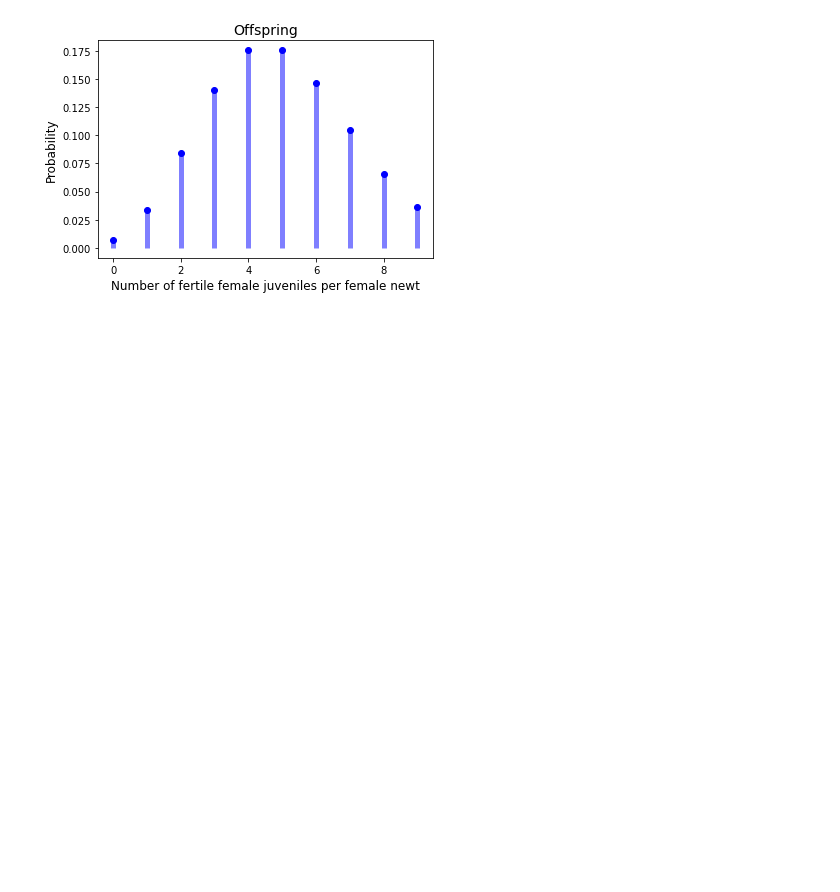
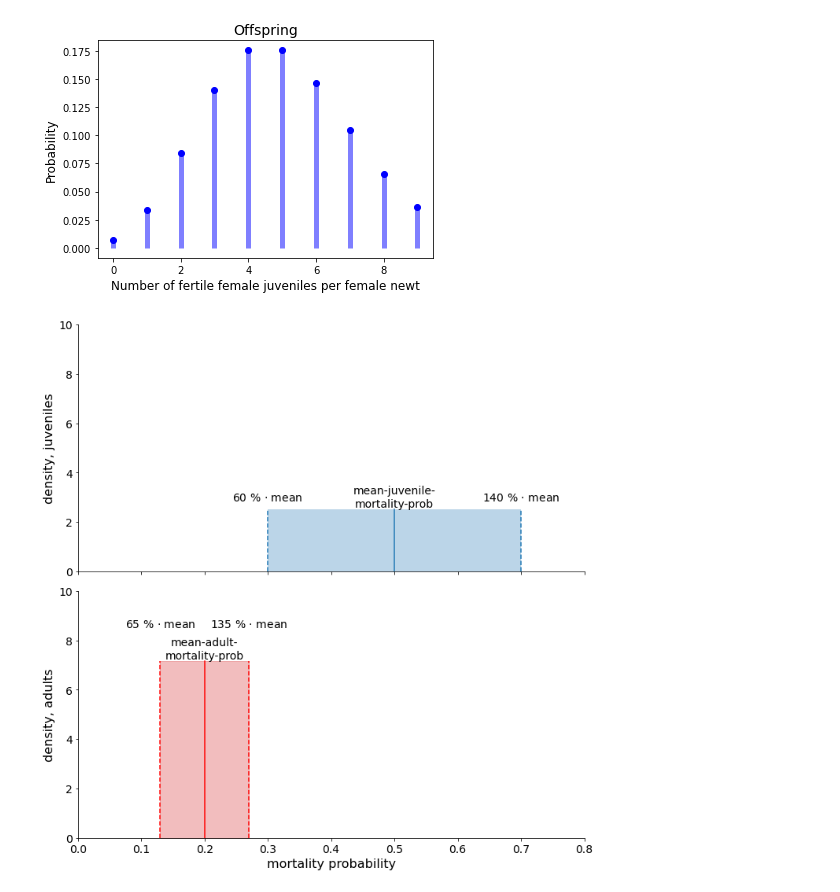
Before and after one commit to FelixNoessler/Buffers-or-corridors-for-great-crested-newts, a Jupyter notebook: additional material for report/create_images_for_emigration_reproduction.ipynb, the cells around one changed output. Cells and saved outputs as stored; diff of their text form; code cells hidden in the pictures; blank space fills up the shorter version.

Commit message:
add image for mortality prob

```diff
--- a/additional material for report/create_images_for_emigration_reproduction.ipynb
+++ b/additional material for report/create_images_for_emigration_reproduction.ipynb
@@ -35,3 +35,49 @@ plt.title('Offspring', size=14)
 plt.savefig('images/offspring.svg');
 # %% [output]
 [figure]
+# %%
+import matplotlib as mpl
+
+mpl.rcParams['axes.spines.right'] = False
+mpl.rcParams['axes.spines.top'] = False
+mpl.rcParams['xtick.labelsize'] = 14
+mpl.rcParams['ytick.labelsize'] = 14
+
+fig, ax = plt.subplots(nrows=2, ncols=1, figsize=(10,10), sharex=True)
+
+ax[0].fill_between([0.3,0.7], 0, 1/(0.7-0.3), alpha=0.3)
+ax[1].fill_between([0.13,0.27], 0, 1/(0.27-0.13), alpha=0.3, color='tab:red')
+
+ax[0].plot([0.5, 0.5], [0,1/(0.7-0.3)])
+ax[0].plot([0.3, 0.3], [0,1/(0.7-0.3)], '--', color='tab:blue')
+ax[0].plot([0.7, 0.7], [0,1/(0.7-0.3)], '--', color='tab:blue')
+ax[0].text(0.5, 1/(0.7-0.3)+0.5, 'mean-juvenile-\nmortality-prob',
+          ha='center', va='center', size=14)
+ax[0].text(0.3, 1/(0.7-0.3)+0.5, r'60 % $\cdot$ mean',
+          ha='center', va='center', size=14)
+ax[0].text(0.7, 1/(0.7-0.3)+0.5, r'140 % $\cdot$ mean',
+          ha='center', va='center', size=14)
+
+
+ax[1].plot([0.2, 0.2], [0,1/(0.27-0.13)], color='red')
+ax[1].plot([0.13, 0.13], [0,1/(0.27-0.13)], '--', color='red')
+ax[1].plot([0.27, 0.27], [0,1/(0.27-0.13)], '--', color='red')
+ax[1].text(0.2, 1/(0.27-0.13)+0.5, 'mean-adult-\nmortality-prob',
+          ha='center', va='center', size=14)
+ax[1].text(0.13, 1/(0.27-0.13)+1.5, r'65 % $\cdot$ mean',
+          ha='center', va='center', size=14)
+ax[1].text(0.27, 1/(0.27-0.13)+1.5, r'135 % $\cdot$ mean',
+          ha='center', va='center', size=14)
+
+ax[0].set_ylim(0,10)
+ax[1].set_ylim(0,10)
+ax[0].set_xlim(0,0.8)
+
+ax[0].set_ylabel('density, juveniles', size=16)
+ax[1].set_ylabel('density, adults', size=16)
+ax[1].set_xlabel('mortality probability', size=16)
+
+plt.tight_layout()
+plt.savefig('images/mortality_prob.svg');
+# %% [output]
+[figure, added]
```
Also changed, not shown: 1 other file.
